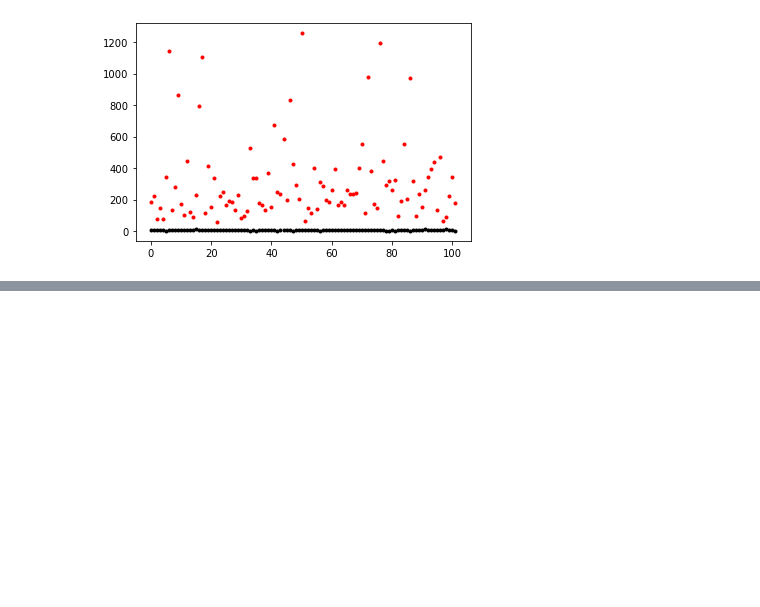
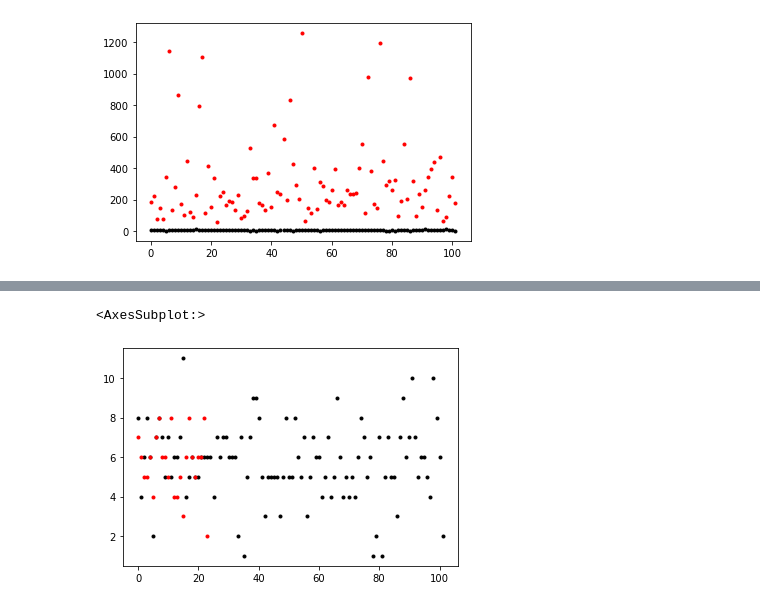
Before and after one commit to JesusNoelValMo/web_scrapper, a Jupyter notebook: Transformaciones.ipynb, the cells around one changed output, grey strips where cells are left out. Drawn from its saved outputs; the diff is of its cells as text; code cells hidden in the pictures; blank space fills up the shorter version.

```diff
--- a/Transformaciones.ipynb
+++ b/Transformaciones.ipynb
@@ -278,0 +285,6 @@ clean_universal['n_tokens_body'].plot(style='r.')
+# %%
+clean_universal['n_tokens_title'].plot(style='k.')
+clean_sol['n_tokens_title'].plot(style='r.')
+# %% [output]
+<AxesSubplot:>
+[figure, added]
```
Also changed, not shown: parts of 4 cells of this notebook.
